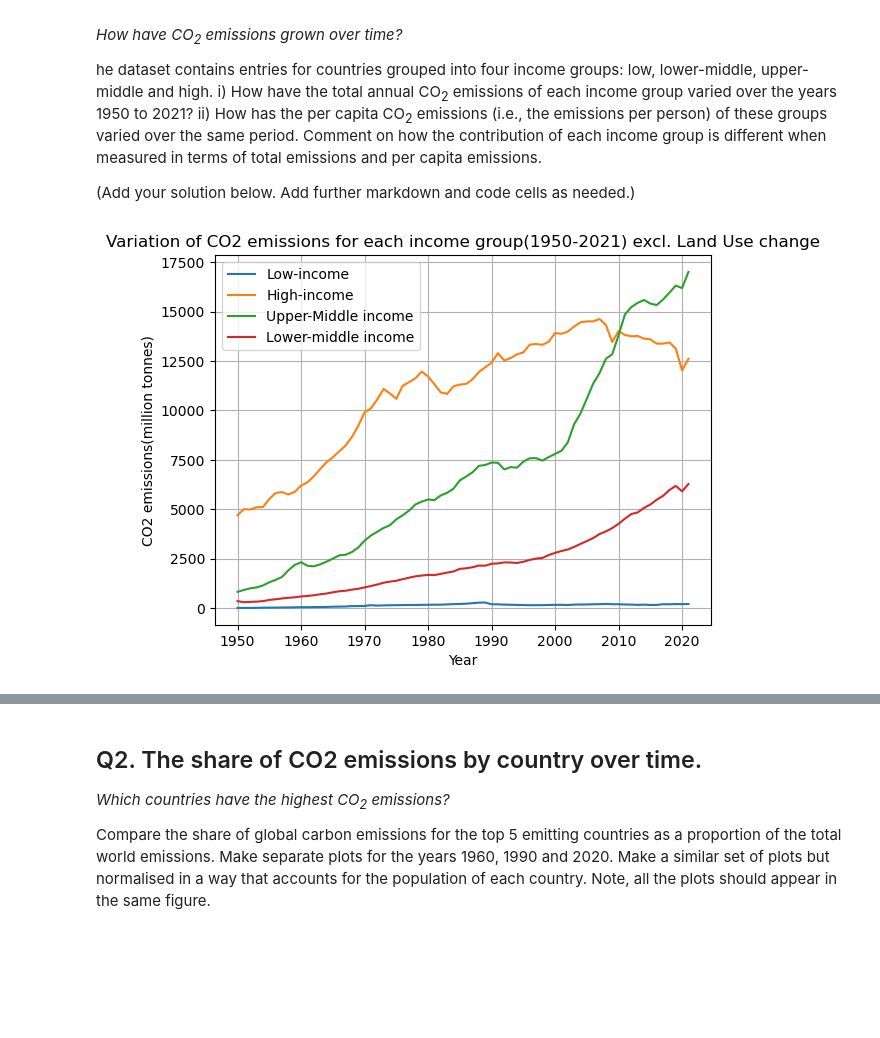
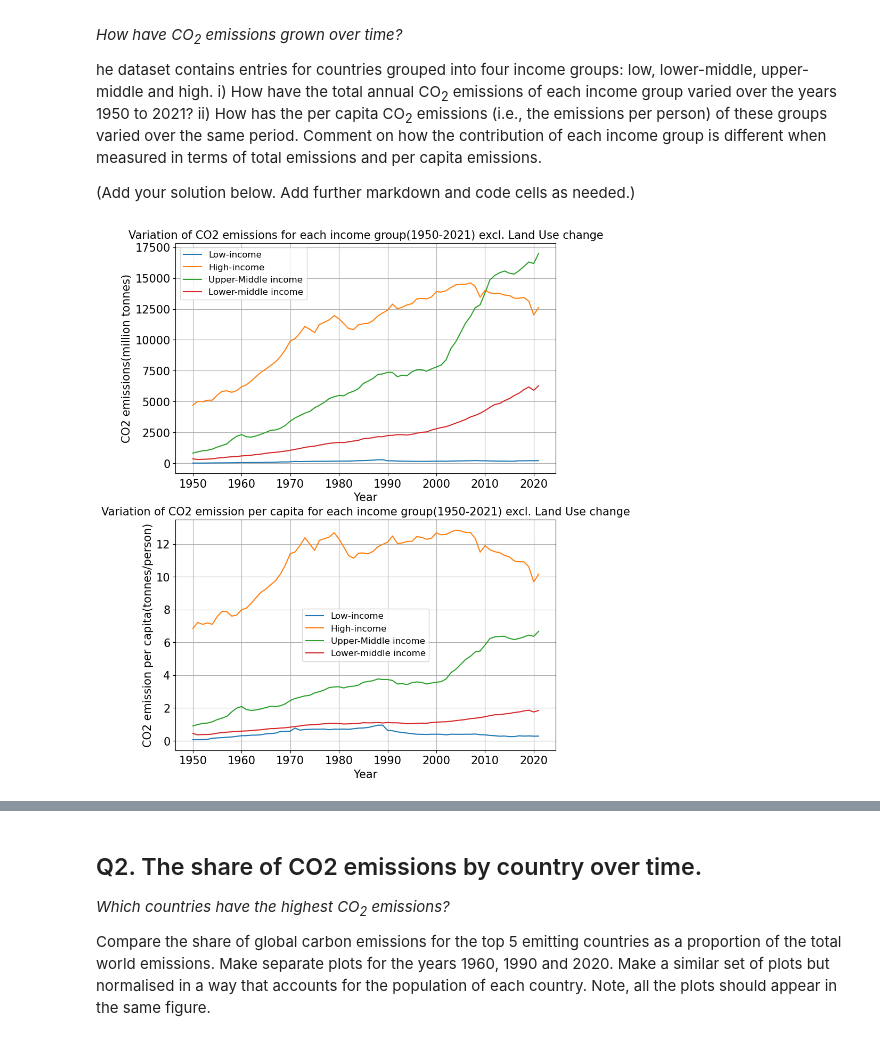
Before and after one commit to adhirajbane13/Uni_Sheffield_Module_Work, a Jupyter notebook: DS-with-python/assignments/assignment1/COM6018-assignment1-acs23ab.ipynb, the cells around one changed output, grey strips where cells are left out. Cells and saved outputs as stored; diff of their text form; code cells hidden in the pictures; blank space fills up the shorter version.

```diff
--- a/DS-with-python/assignments/assignment1/COM6018-assignment1-acs23ab.ipynb
+++ b/DS-with-python/assignments/assignment1/COM6018-assignment1-acs23ab.ipynb
@@ -50,20 +32,42 @@ he dataset contains entries for countries grouped into four income groups: low,
 (Add your solution below. Add further markdown and code cells as needed.)
 # %%
 # ADD SOLUTION HERE. ADD AS MANY CELLS AS YOU NEED.
+#CO2 emissions
 low_df = df[(df['country'] == 'Low-income countries') & (df['year'] >= 1950) & (df['year'] <= 2021)]
 high_df = df[(df['country'] == 'High-income countries') & (df['year'] >= 1950) & (df['year'] <= 2021)]
 um_df = df[(df['country'] == 'Upper-middle-income countries') & (df['year'] >= 1950) & (df['year'] <= 2021)]
 lm_df = df[(df['country'] == 'Lower-middle-income countries') & (df['year'] >= 1950) & (df['year'] <= 2021)]
 
+plt.figure(figsize=[3.4,3.4])
+plt.subplot(2,1,1)
 plt.plot(low_df['year'],low_df['co2'])
 plt.plot(high_df['year'],high_df['co2'])
 plt.plot(um_df['year'],um_df['co2'])
 plt.plot(lm_df['year'],lm_df['co2'])
 income_group = ['Low-income','High-income','Upper-Middle income','Lower-middle income']
-plt.legend(income_group)
-plt.xlabel('Year')
-plt.ylabel('CO2 emissions(million tonnes)')
-plt.title('Variation of CO2 emissions for each income group(1950-2021) excl. Land Use change')
+plt.legend(income_group,fontsize=12)
+plt.xlabel('Year',fontsize=15)
+plt.ylabel('CO2 emissions(million tonnes)',fontsize=15)
+plt.title('Variation of CO2 emissions for each income group(1950-2021) excl. Land Use change',fontsize=15)
+plt.xticks(fontsize=15)
+plt.yticks(fontsize=15)
 plt.grid()
+
+#CO2 emissions per capita
+plt.subplot(2,1,2)
+plt.plot(low_df['year'],low_df['co2_per_capita'])
+plt.plot(high_df['year'],high_df['co2_per_capita'])
+plt.plot(um_df['year'],um_df['co2_per_capita'])
+plt.plot(lm_df['year'],lm_df['co2_per_capita'])
+income_group = ['Low-income','High-income','Upper-Middle income','Lower-middle income']
+plt.legend(income_group,fontsize=12)
+plt.xlabel('Year',fontsize=15)
+plt.ylabel('CO2 emission per capita(tonnes/person)',fontsize=15)
+plt.title('Variation of CO2 emission per capita for each income group(1950-2021) excl. Land Use change',fontsize=15)
+plt.grid()
+plt.subplots_adjust(left=1, bottom=0.2, right=3.1, top=3)
+plt.xticks(fontsize=15)
+plt.yticks(fontsize=15)
+plt.show()
 # %% [output]
-[figure, old version]
+[figure, new version]
```
Also changed, not shown: parts of 11 cells of this notebook, 3 other files.
